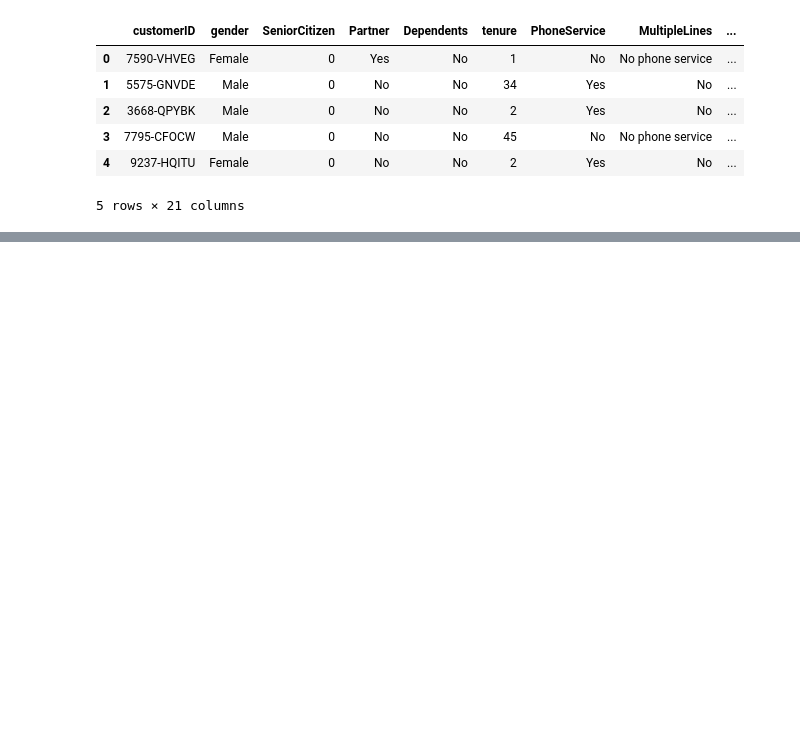
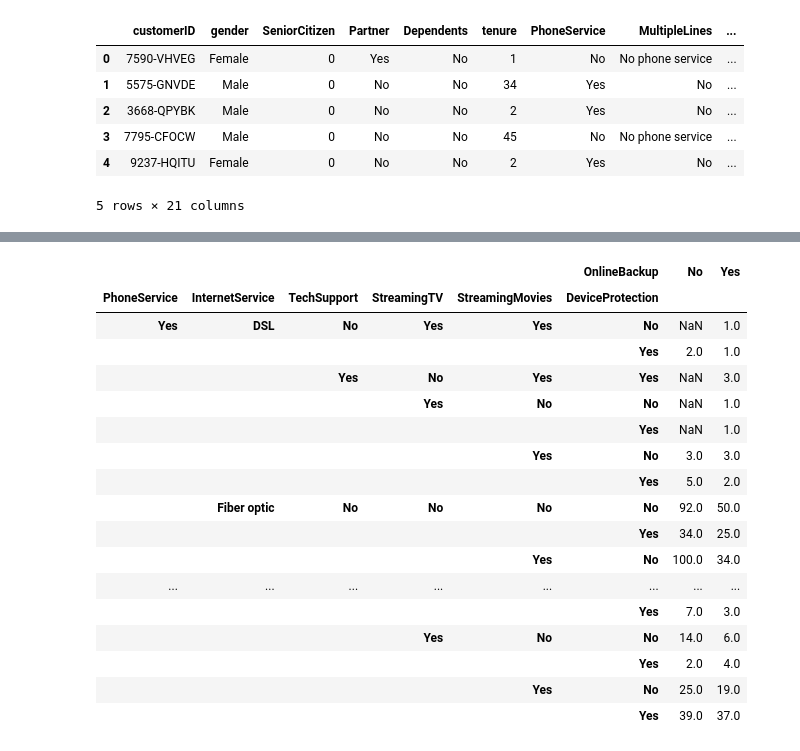
Before and after one commit to chebwa/Assignment9, a Jupyter notebook: Assignments/Assignment 4/Telco Assignment.ipynb, the cells around one changed output, grey strips where cells are left out. Cells and saved outputs as stored; diff of their text form; code cells hidden in the pictures; blank space fills up the shorter version.

```diff
--- a/Assignments/Assignment 4/Telco Assignment.ipynb
+++ b/Assignments/Assignment 4/Telco Assignment.ipynb
@@ -13,0 +126,25 @@ telco.head()
+# %%
+#Q2.a) Phone Service, Internet Service, StreaamingTV because they have a higher correlation with high Monthly charges where people have left.
+
+telco_Churn= telco[telco["Churn"]== "Yes"]
+telco_Churn_max = telco_Churn[telco_Churn["MonthlyCharges"] > telco_Churn["MonthlyCharges"].mean()]
+telco_Churn_max.groupby(['PhoneService', 'InternetService','TechSupport', 'StreamingTV', 'StreamingMovies', 'DeviceProtection', 'OnlineBackup'])['MonthlyCharges'].count().unstack()
+# %% [output]
+|  |  |  |  |  | OnlineBackup | No | Yes |
+| PhoneService | InternetService | TechSupport | StreamingTV | StreamingMovies | DeviceProtection |  |  |
+| Yes | DSL | No | Yes | Yes | No | NaN | 1.0 |
+|  |  |  |  |  | Yes | 2.0 | 1.0 |
+|  |  | Yes | No | Yes | Yes | NaN | 3.0 |
+|  |  |  | Yes | No | No | NaN | 1.0 |
+|  |  |  |  |  | Yes | NaN | 1.0 |
+|  |  |  |  | Yes | No | 3.0 | 3.0 |
+|  |  |  |  |  | Yes | 5.0 | 2.0 |
+|  | Fiber optic | No | No | No | No | 92.0 | 50.0 |
+|  |  |  |  |  | Yes | 34.0 | 25.0 |
+|  |  |  |  | Yes | No | 100.0 | 34.0 |
+| ... | ... | ... | ... | ... | ... | ... | ... |
+|  |  |  |  |  | Yes | 7.0 | 3.0 |
+|  |  |  | Yes | No | No | 14.0 | 6.0 |
+|  |  |  |  |  | Yes | 2.0 | 4.0 |
+|  |  |  |  | Yes | No | 25.0 | 19.0 |
+|  |  |  |  |  | Yes | 39.0 | 37.0 |
```
Also changed, not shown: parts of 17 cells of this notebook.
